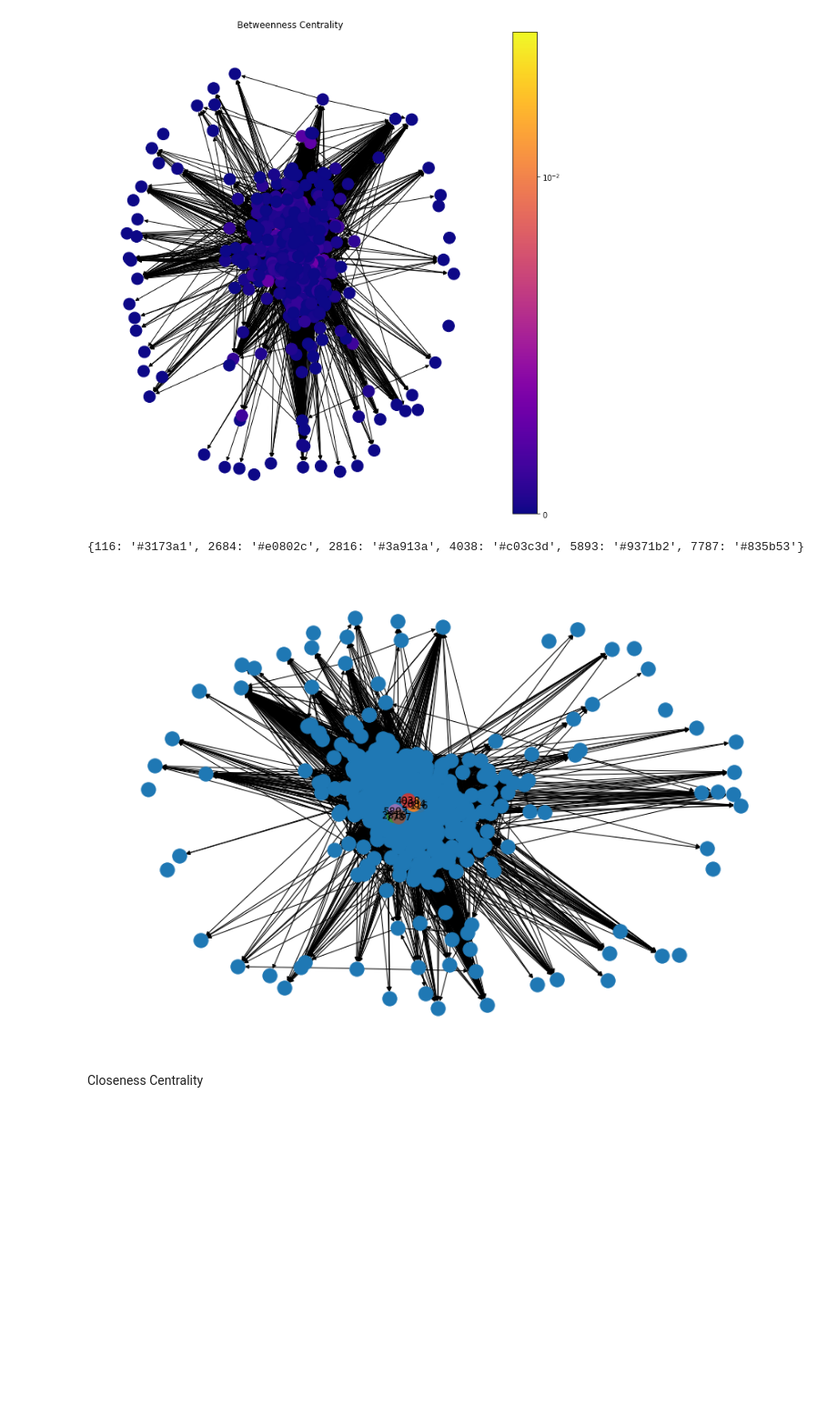
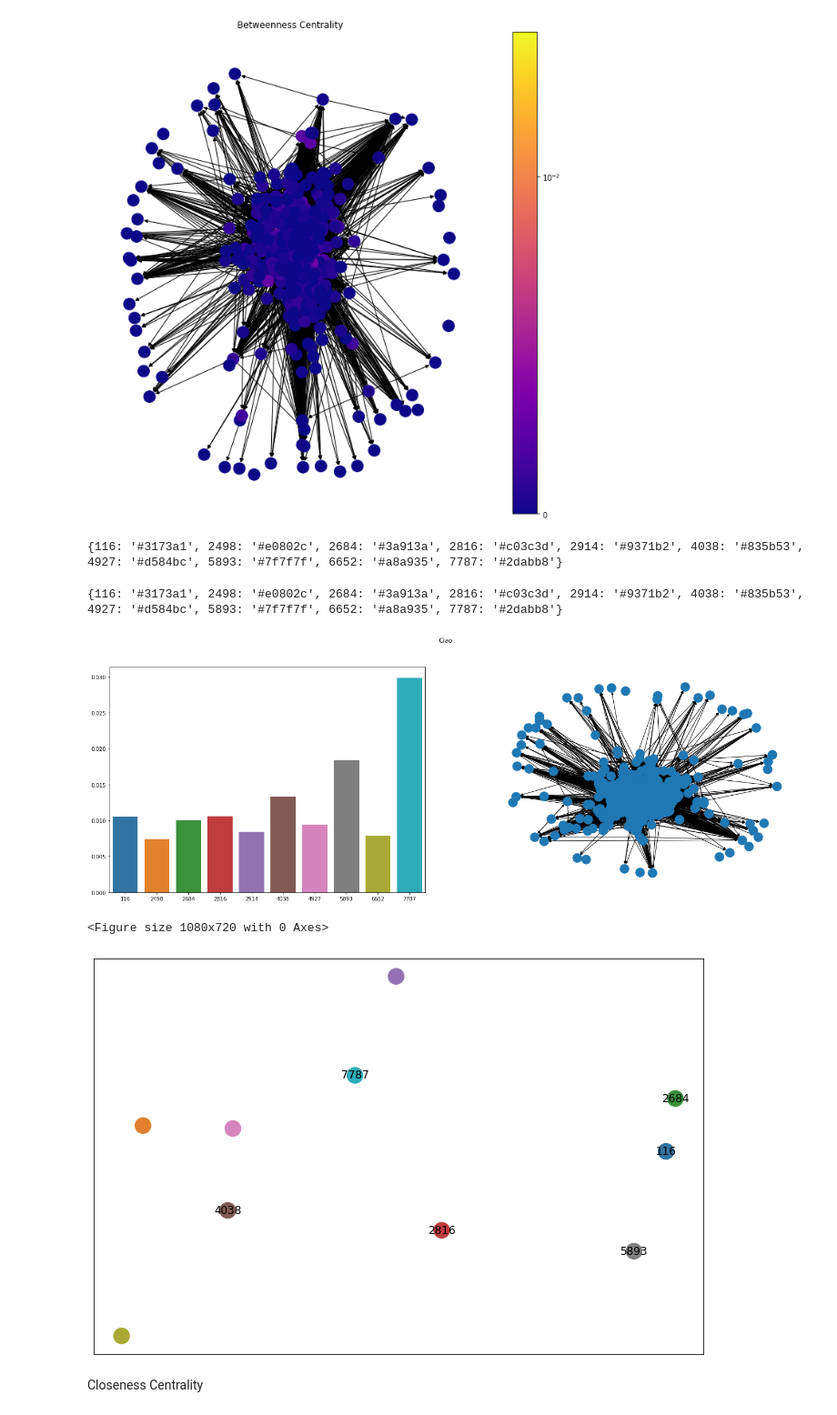
Before and after one commit to MatteoFerretti98/Project_NetworkX_Twitch, a Jupyter notebook: Analisi_DE_Partner.ipynb, the cells around one changed output. Shown at 91% size. Drawn from its saved outputs; the diff is of its cells as text; code cells hidden in the pictures; blank space fills up the shorter version.

```diff
--- a/Analisi_DE_Partner.ipynb
+++ b/Analisi_DE_Partner.ipynb
@@ -161,11 +176,11 @@ draw(graph_sample, pos_sample, bet, 'Betweenness Centrality')
 [figure]
 # %%
 col = []
-x_values = ax.get_xticklabels()
+x_values = ax1.get_xticklabels()
 x_values = [x.get_text() for x in x_values]
-for i in range(0, len(ax.patches)):
+for i in range(0, len(ax1.patches)):
     colori = []
-    colori = list(ax.patches[i].get_facecolor())
+    colori = list(ax1.patches[i].get_facecolor())
     colori.append(int(x_values[i]))
     col.append(colori)
 
@@ -175,7 +190,7 @@ for colori in col:
     dizionatio_colori.update({colori[4]: color_HEX})
 print(dizionatio_colori)
 # %% [output]
-{116: '#3173a1', 2684: '#e0802c', 2816: '#3a913a', 4038: '#c03c3d', 5893: '#9371b2', 7787: '#835b53'}
+{116: '#3173a1', 2498: '#e0802c', 2684: '#3a913a', 2816: '#c03c3d', 2914: '#9371b2', 4038: '#835b53', 4927: '#d584bc', 5893: '#7f7f7f', 6652: '#a8a935', 7787: '#2dabb8'}
 # %%
 #cambiare visualizzazione
 plt.figure(figsize=(12,8))
@@ -186,13 +201,71 @@ for key, value in bet.items():
 
 
 pos_sample = nx.spring_layout(graph_sample)
-nx.draw(graph_sample, pos_sample, with_labels = False) # non metto inizialmente le Labels perchè voglio mettere le mie
+nx.draw(graph_sample, pos_sample, ax=ax2, with_labels = False) # non metto inizialmente le Labels perchè voglio mettere le mie
 nx.draw_networkx_nodes(graph_sample, pos_sample, nodelist=list(dizionatio_colori.keys()), node_color=list(dizionatio_colori.values()))
 #nx.draw_networkx_edges(graph_sample, pos_sample)
 nx.draw_networkx_labels(graph_sample, pos_sample, labels)
 plt.show()
-# %% [output]
-[figure, removed]
+# %%
+fig, (ax1,ax2) = plt.subplots(1,2,figsize=(24,8))
+fig.suptitle('Ciao')
+
+
+
+bet = nx.betweenness_centrality(graph_sample)
+x=[]
+y=[]
+bet_sorted = {}
+
+bet = sorted(bet.items(), key=lambda x:x[1], reverse=True)
+for nodi in bet:
+    bet_sorted.update({nodi[0]: nodi[1]})
+bet = bet_sorted
+for key, value in bet_sorted.items():
+    if len(x) < 10:
+        x.append(key)
+        y.append(value)
+plt.figure(figsize=(15,10))
+sns.barplot(x=x, y=y, ax=ax1)
+
+
+
+col = []
+x_values = ax1.get_xticklabels()
+x_values = [x.get_text() for x in x_values]
+for i in range(0, len(ax1.patches)):
+    colori = []
+    colori = list(ax1.patches[i].get_facecolor())
+    colori.append(int(x_values[i]))
+    col.append(colori)
+
+dizionatio_colori = {}
+for colori in col:
+    color_HEX = "#" + hex(int(colori[0]*255))[2:].zfill(2) + hex(int(colori[1]*255))[2:].zfill(2) + hex(int(colori[2]*255))[2:].zfill(2)
+    dizionatio_colori.update({colori[4]: color_HEX})
+print(dizionatio_colori)
+
+
+
+#cambiare visualizzazione
+plt.figure(figsize=(12,8))
+labels = {} # quale nodo deve avere quale label
+for key, value in bet.items():
+    if value > 0.01: #faccio vedere solo le labels di nodi più importanti
+        labels[key]=key
+
+
+pos_sample = nx.spring_layout(graph_sample)
+nx.draw(graph_sample, pos_sample, ax=ax2, with_labels = False) # non metto inizialmente le Labels perchè voglio mettere le mie
+nx.draw_networkx_nodes(graph_sample, pos_sample, ax=ax2, nodelist=list(dizionatio_colori.keys()), node_color=list(dizionatio_colori.values()))
+#nx.draw_networkx_edges(graph_sample, pos_sample)
+#nx.draw_networkx_labels(graph_sample, pos_sample, labels)
+plt.show()
+# %% [output]
+{116: '#3173a1', 2498: '#e0802c', 2684: '#3a913a', 2816: '#c03c3d', 2914: '#9371b2', 4038: '#835b53', 4927: '#d584bc', 5893: '#7f7f7f', 6652: '#a8a935', 7787: '#2dabb8'}
+[figure, added]
+<Figure size 1080x720 with 0 Axes>
+[figure, added]
 # %% [markdown]
 Closeness Centrality
 # %%
```
Also changed, not shown: parts of 6 cells of this notebook.
